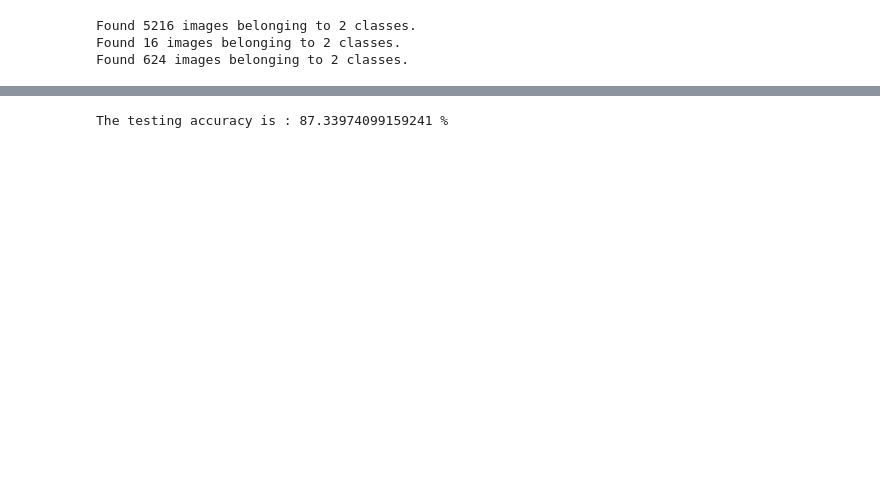
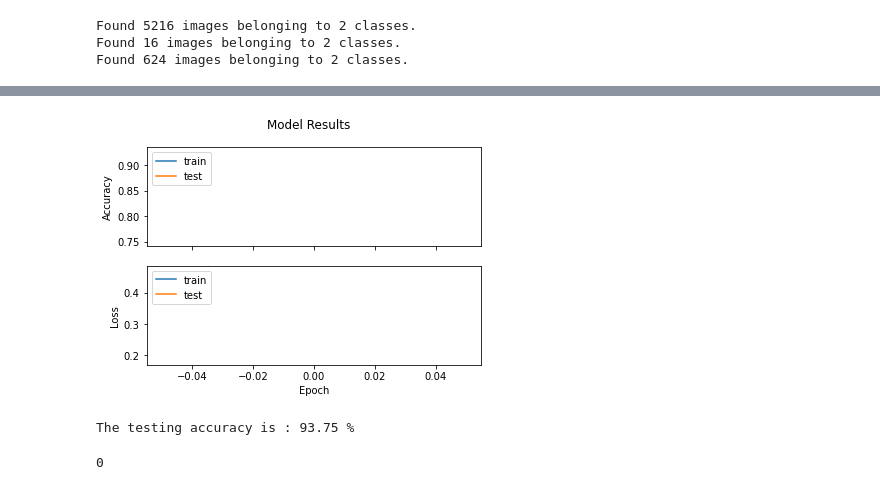
Before and after one commit to PattiCakes59/Chest-X-Ray-Examination, a Jupyter notebook: ChestXRay.ipynb, the cells around one changed output, grey strips where cells are left out. Saved outputs shown, nothing was run; the diff lists cells and outputs as text; code cells hidden in the pictures; blank space fills up the shorter version.

```diff
--- a/ChestXRay.ipynb
+++ b/ChestXRay.ipynb
@@ -24,3 +24,27 @@ from sklearn.metrics import classification_report, confusion_matrix
+# %%
+# Defining a results visualization function
+def visualize_training_results(history):
+    '''
+    From https://machinelearningmastery.com/display-deep-learning-model-training-history-in-keras/
+
+    Input: keras history object (output from trained model)
+    '''
+    fig, (ax1, ax2) = plt.subplots(2, sharex=True)
+    fig.suptitle('Model Results')
+
+    # summarize history for accuracy
+    ax1.plot(history.history['accuracy'])
+    ax1.plot(history.history['val_accuracy'])
+    ax1.set_ylabel('Accuracy')
+    ax1.legend(['train', 'test'], loc='upper left')
+    # summarize history for loss
+    ax2.plot(history.history['loss'])
+    ax2.plot(history.history['val_loss'])
+    ax2.set_ylabel('Loss')
+    ax2.legend(['train', 'test'], loc='upper left')
+
+    plt.xlabel('Epoch')
+    plt.show()
 # %%
 ls
 # %% [output]
@@ -160,8 +184,7 @@ Non-trainable params: 0
 _________________________________________________________________
 # %%
 cnn_model = cnn.fit_generator(training_set,
-                         steps_per_epoch = 163,
-                         epochs = 1,
-                         validation_data = validation_generator,
-                         validation_steps = 600)
+                         steps_per_epoch=len(training_set), validation_steps=len(validation_generator),
+                         epochs=1,
+                         validation_data = validation_generator)
 # %% [output]
@@ -172,0 +192,8 @@ WARNING:tensorflow:Your input ran out of data; interrupting training. Make sure
+# %%
+test_accu = cnn.evaluate_generator(test_set, steps=len(validation_generator))
+#test_accu = cnn.evaluate(test_set, len(validation_generator), verbose=0)
+print("Test loss:", test_accu[0])
+print("Test accuracy:", test_accu[1])
+
+visualize_training_results(cnn_model)
+# %% [output]
@@ -173,4 +202,5 @@ WARNING:tensorflow:Your input ran out of data; interrupting training. Make sure
+[figure, added]
 # %%
 print('The testing accuracy is :',test_accu[1]*100, '%')
 # %% [output]
-The testing accuracy is : 87.33974099159241 %
+The testing accuracy is : 93.75 %
@@ -176,0 +211,4 @@ The testing accuracy is : 87.33974099159241 %
+# %%
+max(y_pred)
+# %% [output]
+0
```
Also changed, not shown: parts of 8 cells of this notebook.
